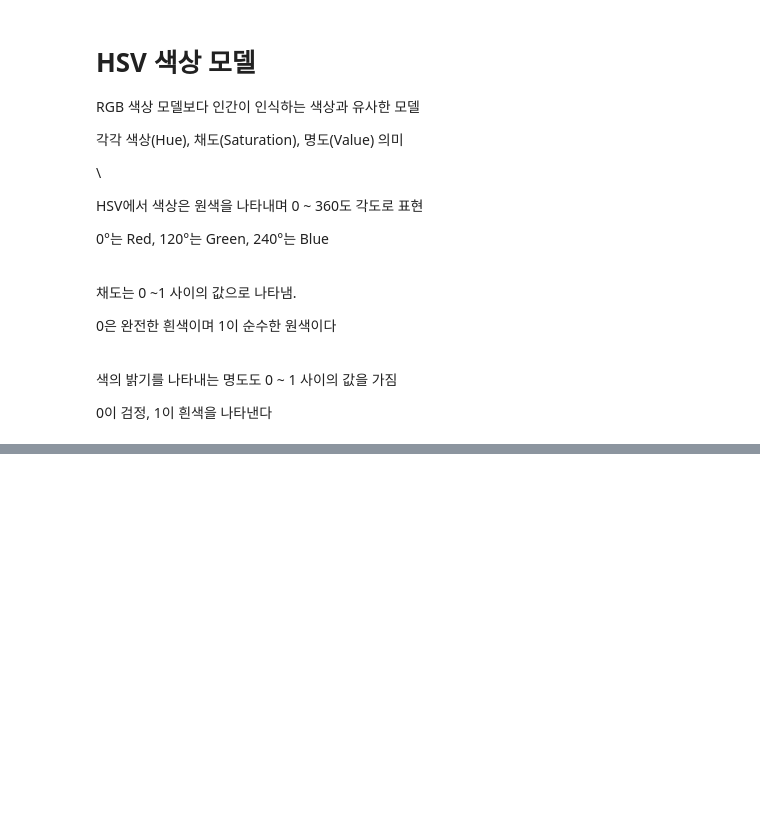
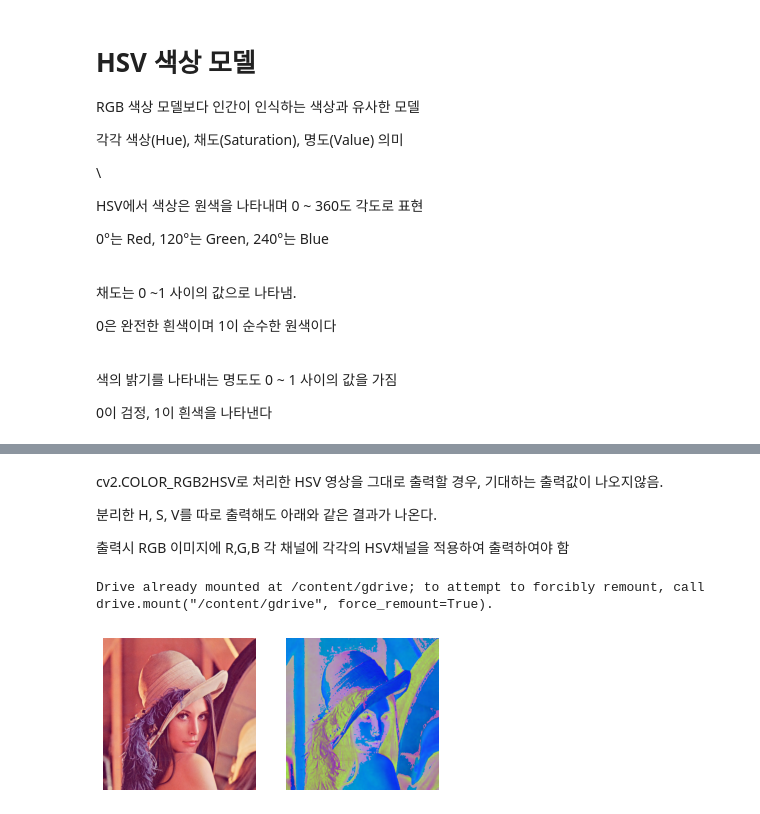
Before and after one commit to olzlt/OpenCV, a Jupyter notebook: OpenCV영상처리_02_영상의_표현.ipynb, the cells around one changed output, grey strips where cells are left out. Drawn from its saved outputs; the diff is of its cells as text; code cells hidden in the pictures; blank space fills up the shorter version.

```diff
--- a/OpenCV영상처리_02_영상의_표현.ipynb
+++ b/OpenCV영상처리_02_영상의_표현.ipynb
@@ -97,0 +153,24 @@ HSV에서 색상은 원색을 나타내며 0 ~ 360도 각도로 표현
+# %% [markdown]
+cv2.COLOR_RGB2HSV로 처리한 HSV 영상을 그대로 출력할 경우,
+기대하는 출력값이 나오지않음.
+
+분리한 H, S, V를 따로 출력해도 아래와 같은 결과가 나온다.
+
+출력시 RGB 이미지에 R,G,B 각 채널에 각각의 HSV채널을 적용하여 출력하여야 함
+# %%
+drive.mount('/content/gdrive')
+origin_img = cv2.imread('/content/gdrive/My Drive/Image_Processing/lena.jpg')
+# BGR채널 -> RGB채널 -> HSV채널 변경
+RGB_img = cv2.cvtColor(origin_img, cv2.COLOR_BGR2RGB)
+HSV_img = cv2.cvtColor(RGB_img, cv2.COLOR_RGB2HSV)
+plt.subplot(1, 2, 1)
+plt.imshow(RGB_img)
+plt.axis("off")
+
+plt.subplot(1, 2, 2)
+plt.imshow(HSV_img)
+plt.axis("off")
+plt.show()
+# %% [output]
+Drive already mounted at /content/gdrive; to attempt to forcibly remount, call drive.mount("/content/gdrive", force_remount=True).
+[figure, added]
```
Also changed, not shown: parts of 8 cells of this notebook.
